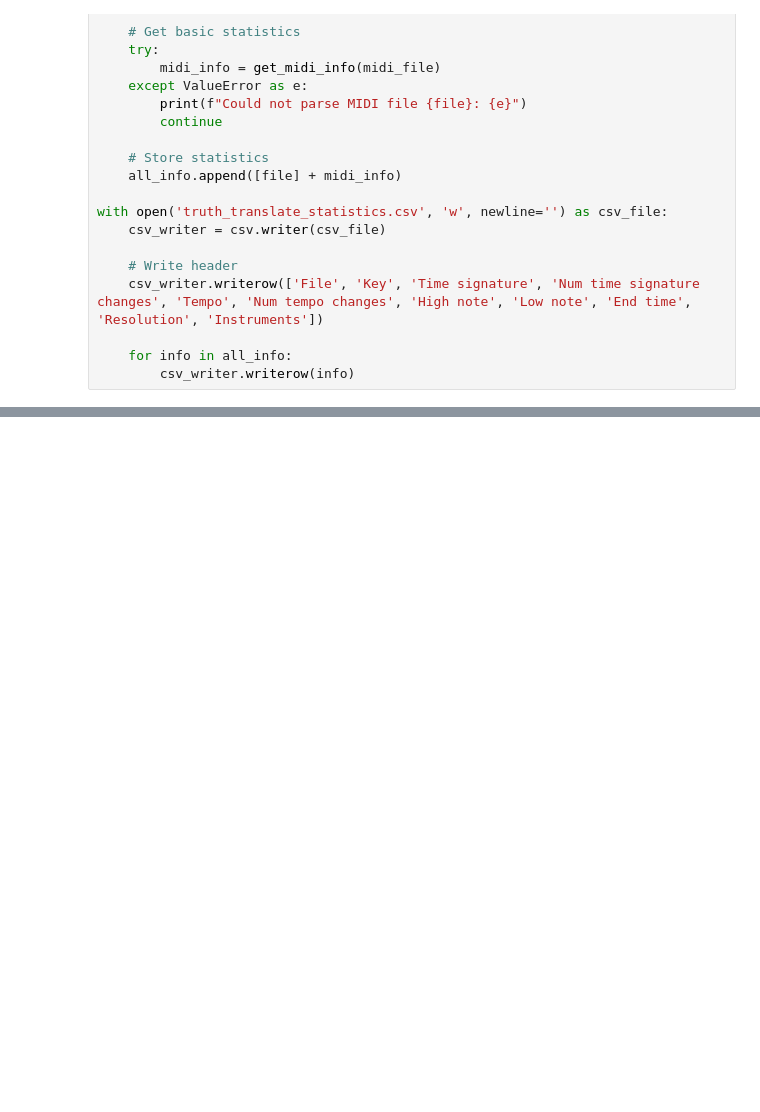
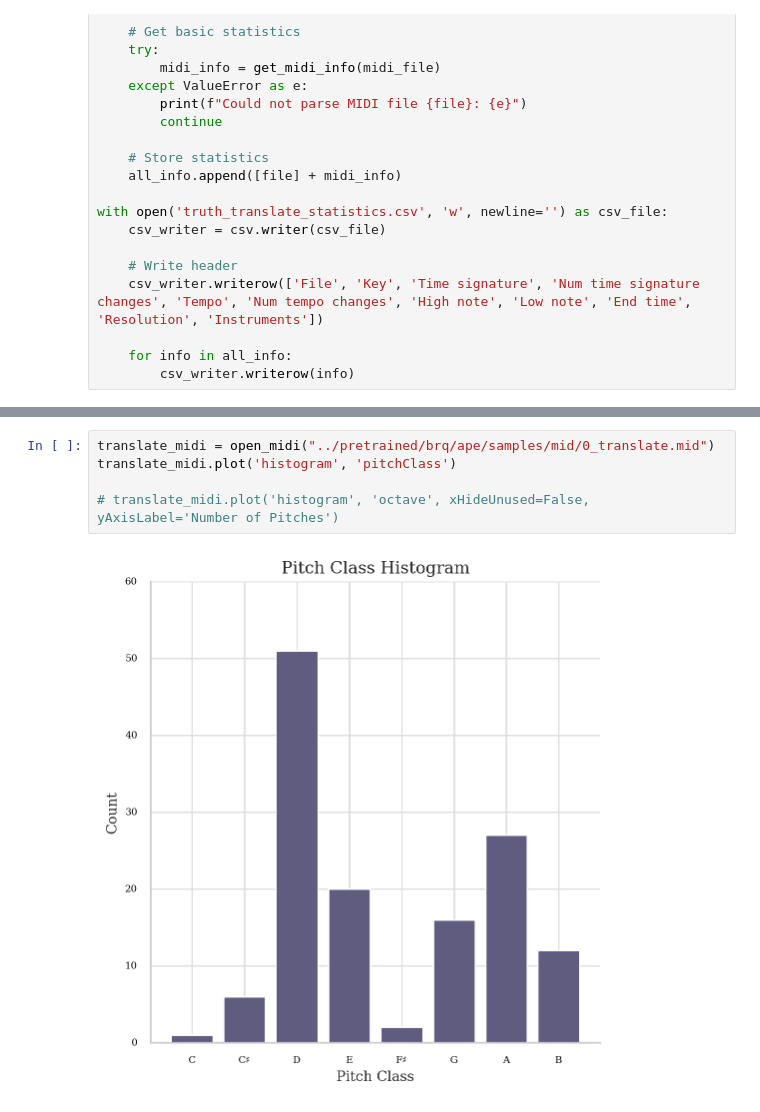
Before and after one commit to efraimdahl/minMusicTransformer, a Jupyter notebook: evaluation/blue.ipynb, the cells around one changed output, grey strips where cells are left out. Drawn from its saved outputs; the diff is of its cells as text; blank space fills up the shorter version.

```diff
--- a/evaluation/blue.ipynb
+++ b/evaluation/blue.ipynb
@@ -427,0 +440,7 @@ plot_boxplot(end_times, title, x_label, y_label, fig_out)
+# %%
+translate_midi = open_midi("../pretrained/brq/ape/samples/mid/0_translate.mid")
+translate_midi.plot('histogram', 'pitchClass')
+
+# translate_midi.plot('histogram', 'octave', xHideUnused=False, yAxisLabel='Number of Pitches')
+# %% [output]
+[figure, added]
```
Also changed, not shown: parts of 7 cells of this notebook.
